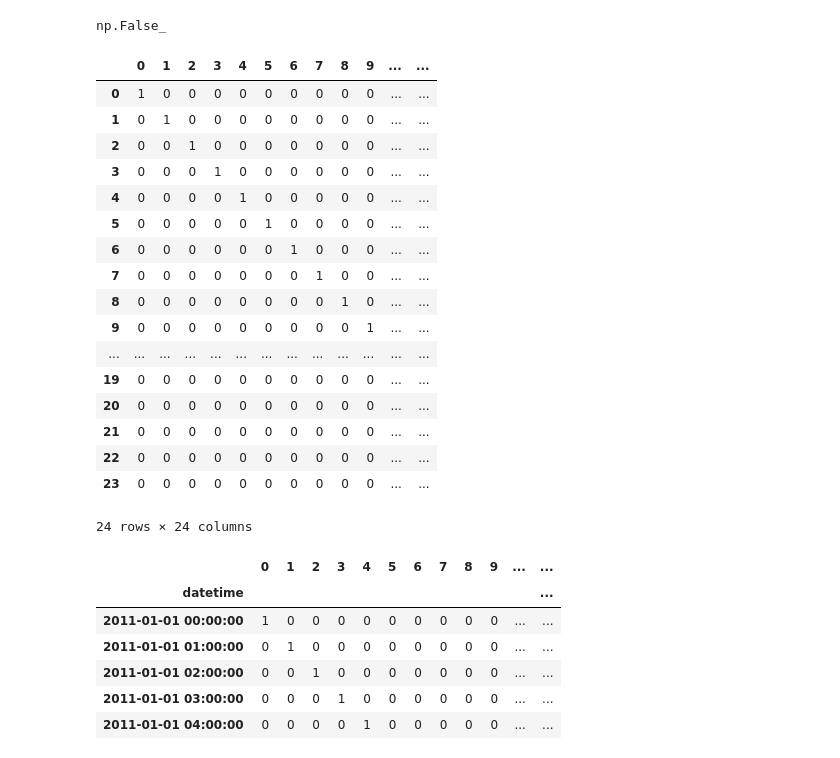
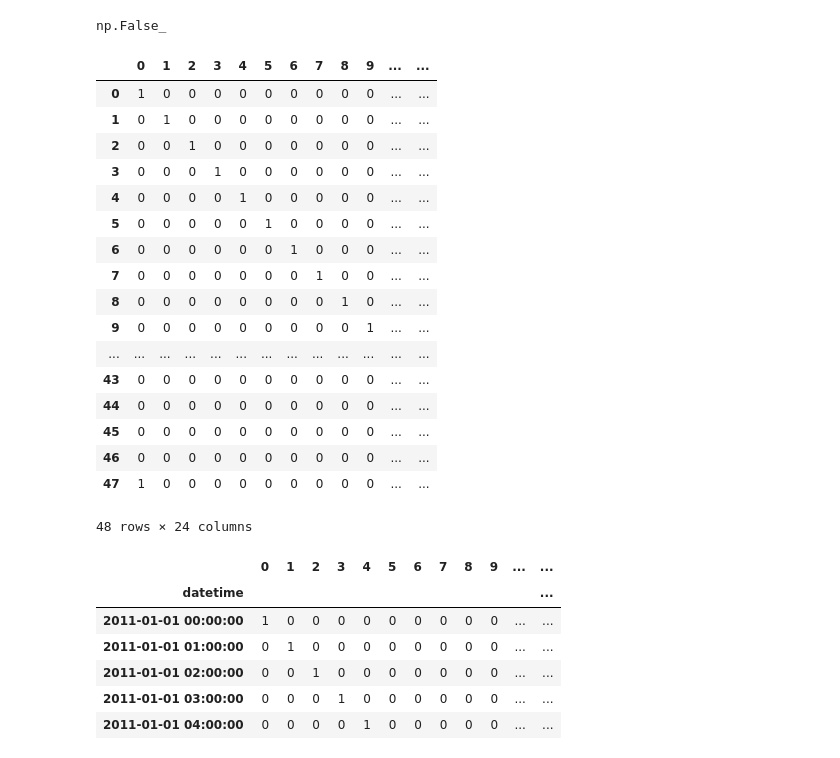
Before and after one commit to SurvilaDeveloper/modeladoAvanzadoEnML_DigitalHouse, a Jupyter notebook: MasPractica1_mi_solucion.ipynb, the cells around one changed output. Saved outputs shown, nothing was run; the diff lists cells and outputs as text; code cells hidden in the pictures.

```diff
--- a/MasPractica1_mi_solucion.ipynb
+++ b/MasPractica1_mi_solucion.ipynb
@@ -54,27 +72,33 @@ data_raw.isna().any().any()
 # %% [output]
 np.False_
 # %%
+# Crea variables dummies para la hora (de 0 a 23) directamente desde el índice de data_raw, que es un índice datetime.
+# data_raw.index.hour extrae la hora de cada fila (un RangeIndex de enteros de 0 a 23).
+# pd.get_dummies(...) convierte esas horas en columnas binarias (una por hora), con 1 donde esa hora está presente y 0 en el resto.
+# drop_first=False mantiene todas las columnas (es decir, 24 columnas, una por cada hora).
+# dtype=int asegura que los valores sean enteros (no booleanos).
+
 bikes_dummies=pd.get_dummies(data_raw.index.hour,drop_first=False,dtype=int)
-bikes_dummies.head(24)
+bikes_dummies.head(48)
 # %% [output]
 |  | 0 | 1 | 2 | 3 | 4 | 5 | 6 | 7 | 8 | 9 | ... | ... |
 | 0 | 1 | 0 | 0 | 0 | 0 | 0 | 0 | 0 | 0 | 0 | ... | ... |
 | 1 | 0 | 1 | 0 | 0 | 0 | 0 | 0 | 0 | 0 | 0 | ... | ... |
 | 2 | 0 | 0 | 1 | 0 | 0 | 0 | 0 | 0 | 0 | 0 | ... | ... |
 | 3 | 0 | 0 | 0 | 1 | 0 | 0 | 0 | 0 | 0 | 0 | ... | ... |
 | 4 | 0 | 0 | 0 | 0 | 1 | 0 | 0 | 0 | 0 | 0 | ... | ... |
 | 5 | 0 | 0 | 0 | 0 | 0 | 1 | 0 | 0 | 0 | 0 | ... | ... |
 | 6 | 0 | 0 | 0 | 0 | 0 | 0 | 1 | 0 | 0 | 0 | ... | ... |
 | 7 | 0 | 0 | 0 | 0 | 0 | 0 | 0 | 1 | 0 | 0 | ... | ... |
 | 8 | 0 | 0 | 0 | 0 | 0 | 0 | 0 | 0 | 1 | 0 | ... | ... |
 | 9 | 0 | 0 | 0 | 0 | 0 | 0 | 0 | 0 | 0 | 1 | ... | ... |
 | ... | ... | ... | ... | ... | ... | ... | ... | ... | ... | ... | ... | ... |
-| 19 | 0 | 0 | 0 | 0 | 0 | 0 | 0 | 0 | 0 | 0 | ... | ... |
-| 20 | 0 | 0 | 0 | 0 | 0 | 0 | 0 | 0 | 0 | 0 | ... | ... |
-| 21 | 0 | 0 | 0 | 0 | 0 | 0 | 0 | 0 | 0 | 0 | ... | ... |
-| 22 | 0 | 0 | 0 | 0 | 0 | 0 | 0 | 0 | 0 | 0 | ... | ... |
-| 23 | 0 | 0 | 0 | 0 | 0 | 0 | 0 | 0 | 0 | 0 | ... | ... |
+| 43 | 0 | 0 | 0 | 0 | 0 | 0 | 0 | 0 | 0 | 0 | ... | ... |
+| 44 | 0 | 0 | 0 | 0 | 0 | 0 | 0 | 0 | 0 | 0 | ... | ... |
+| 45 | 0 | 0 | 0 | 0 | 0 | 0 | 0 | 0 | 0 | 0 | ... | ... |
+| 46 | 0 | 0 | 0 | 0 | 0 | 0 | 0 | 0 | 0 | 0 | ... | ... |
+| 47 | 1 | 0 | 0 | 0 | 0 | 0 | 0 | 0 | 0 | 0 | ... | ... |
-24 rows × 24 columns
+48 rows × 24 columns
 # %%
 bikes_dummies.index = data_raw.index
 bikes_dummies.head(24)
```
Also changed, not shown: parts of 19 cells of this notebook.
